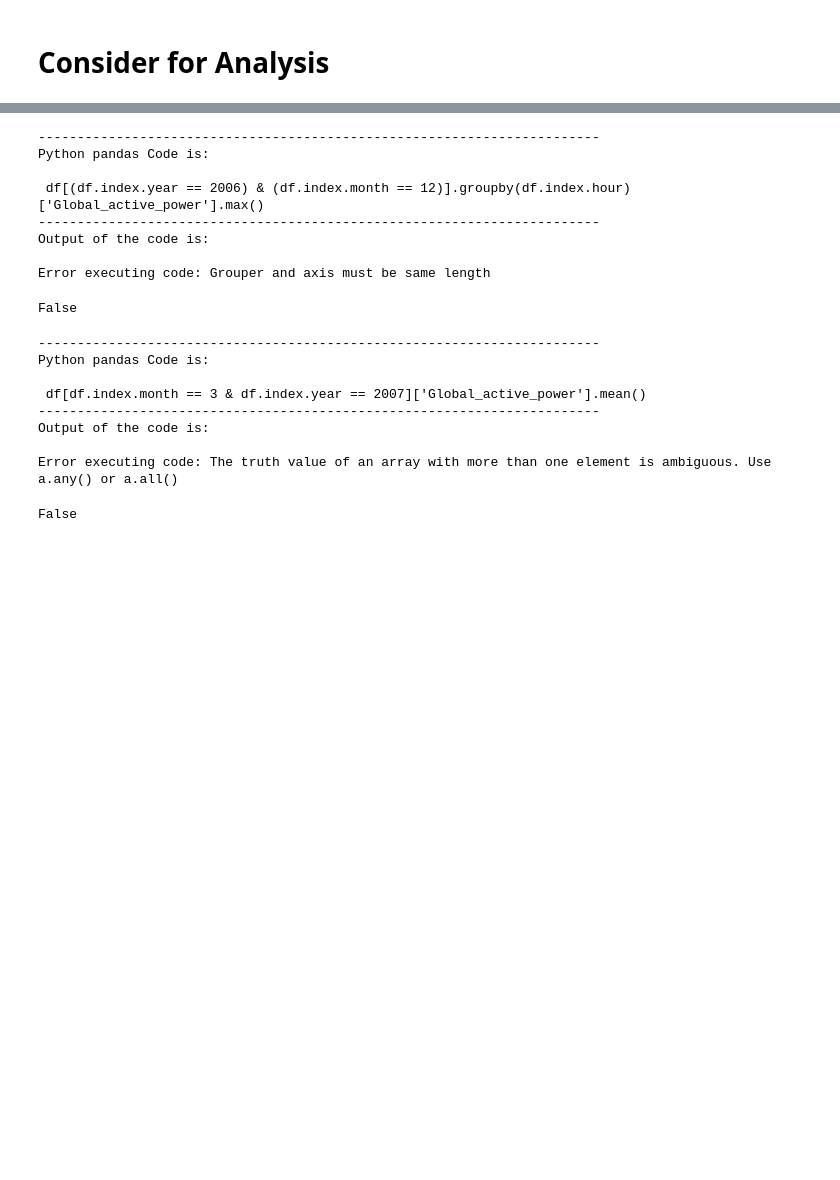
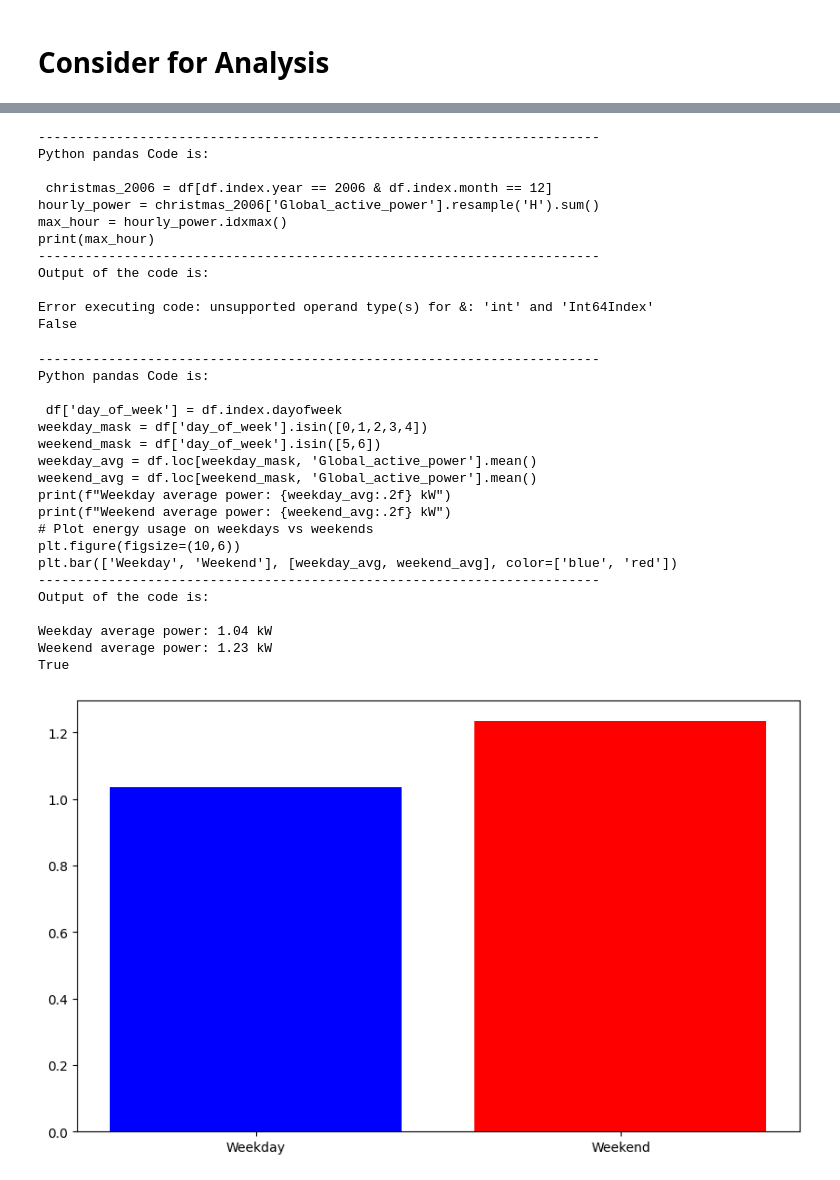
Before and after one commit to Jignesh2003/LLM-CodeGeneration-Energy-Consumption-Chatbot, a Jupyter notebook: gemma2_9b_it.ipynb, the cells around one changed output, grey strips where cells are left out. Drawn from its saved outputs; the diff is of its cells as text; code cells hidden in the pictures; blank space fills up the shorter version.

```diff
--- a/gemma2_9b_it.ipynb
+++ b/gemma2_9b_it.ipynb
@@ -157,6 +213,7 @@ datetime
 [2049280 rows x 7 columns]
 # %%
 print(df.columns.tolist())
+gemma_results={}
 # %% [output]
 ['Global_active_power', 'Global_reactive_power', 'Voltage', 'Global_intensity', 'Sub_metering_1', 'Sub_metering_2', 'Sub_metering_3']
 # %% [markdown]
@@ -164,7 +221,12 @@ print(df.columns.tolist())
 # %%
 #gemma2-9b-it Model Testing
 # %%
-execute_query("What was the average active power consumption in March 2007?","gemma2-9b-it",df)
+value= execute_query("What was the average active power consumption in March 2007?","gemma2-9b-it",df)
+if(value):
+    gemma_results["What was the average active power consumption in March 2007?"]=1
+else:
+    gemma_results["What was the average active power consumption in March 2007?"]=0
+print(value)
 # %% [output]
 ------------------------------------------------------------------------
 Python pandas Code is:
@@ -175,26 +240,50 @@ Output of the code is:
 # %%
-execute_query("What hour of the day had the highest power usage on Christmas 2006?","gemma2-9b-it",df)
+value= execute_query("What hour of the day had the highest power usage on Christmas 2006?","gemma2-9b-it",df)
+if(value):
+    gemma_results["What hour of the day had the highest power usage on Christmas 2006?"]=1
+else:
+    gemma_results["What hour of the day had the highest power usage on Christmas 2006?"]=0
+print(value)
 # %% [output]
 ------------------------------------------------------------------------
 Python pandas Code is:
 
- df[(df.index.year == 2006) & (df.index.month == 12)].groupby(df.index.hour)['Global_active_power'].max()
+ christmas_2006 = df[df.index.year == 2006 & df.index.month == 12]
+hourly_power = christmas_2006['Global_active_power'].resample('H').sum()
+max_hour = hourly_power.idxmax()
+print(max_hour)
 ------------------------------------------------------------------------
 Output of the code is:
 
-Error executing code: Grouper and axis must be same length
+Error executing code: unsupported operand type(s) for &: 'int' and 'Int64Index'
+False
-False
-# %%
-execute_query("What was the average active power consumption in March 2007?","gemma2-9b-it",df)
-# %% [output]
-------------------------------------------------------------------------
-Python pandas Code is:
-
- df[df.index.month == 3 & df.index.year == 2007]['Global_active_power'].mean()
-------------------------------------------------------------------------
-Output of the code is:
-
-Error executing code: The truth value of an array with more than one element is ambiguous. Use a.any() or a.all()
-False
+# %%
+value = execute_query("Compare energy usage (Global_active_power) on weekdays vs weekends.","gemma2-9b-it",df)
+if(value):
+    gemma_results["Compare energy usage (Global_active_power) on weekdays vs weekends"]=1
+else:
+    gemma_results["Compare energy usage (Global_active_power) on weekdays vs weekends"]=0
+print(value)
+# %% [output]
+------------------------------------------------------------------------
+Python pandas Code is:
+
+ df['day_of_week'] = df.index.dayofweek
+weekday_mask = df['day_of_week'].isin([0,1,2,3,4])
+weekend_mask = df['day_of_week'].isin([5,6])
+weekday_avg = df.loc[weekday_mask, 'Global_active_power'].mean()
+weekend_avg = df.loc[weekend_mask, 'Global_active_power'].mean()
+print(f"Weekday average power: {weekday_avg:.2f} kW")
+print(f"Weekend average power: {weekend_avg:.2f} kW")
+# Plot energy usage on weekdays vs weekends
+plt.figure(figsize=(10,6))
+plt.bar(['Weekday', 'Weekend'], [weekday_avg, weekend_avg], color=['blue', 'red'])
+------------------------------------------------------------------------
+Output of the code is:
+
+Weekday average power: 1.04 kW
+Weekend average power: 1.23 kW
+True
+[figure, added]
 # %%
 execute_query("Find days where total energy consumption exceeded 5 kWh.","gemma2-9b-it",df)
```
Also changed, not shown: parts of 21 cells of this notebook, 6 other files.
